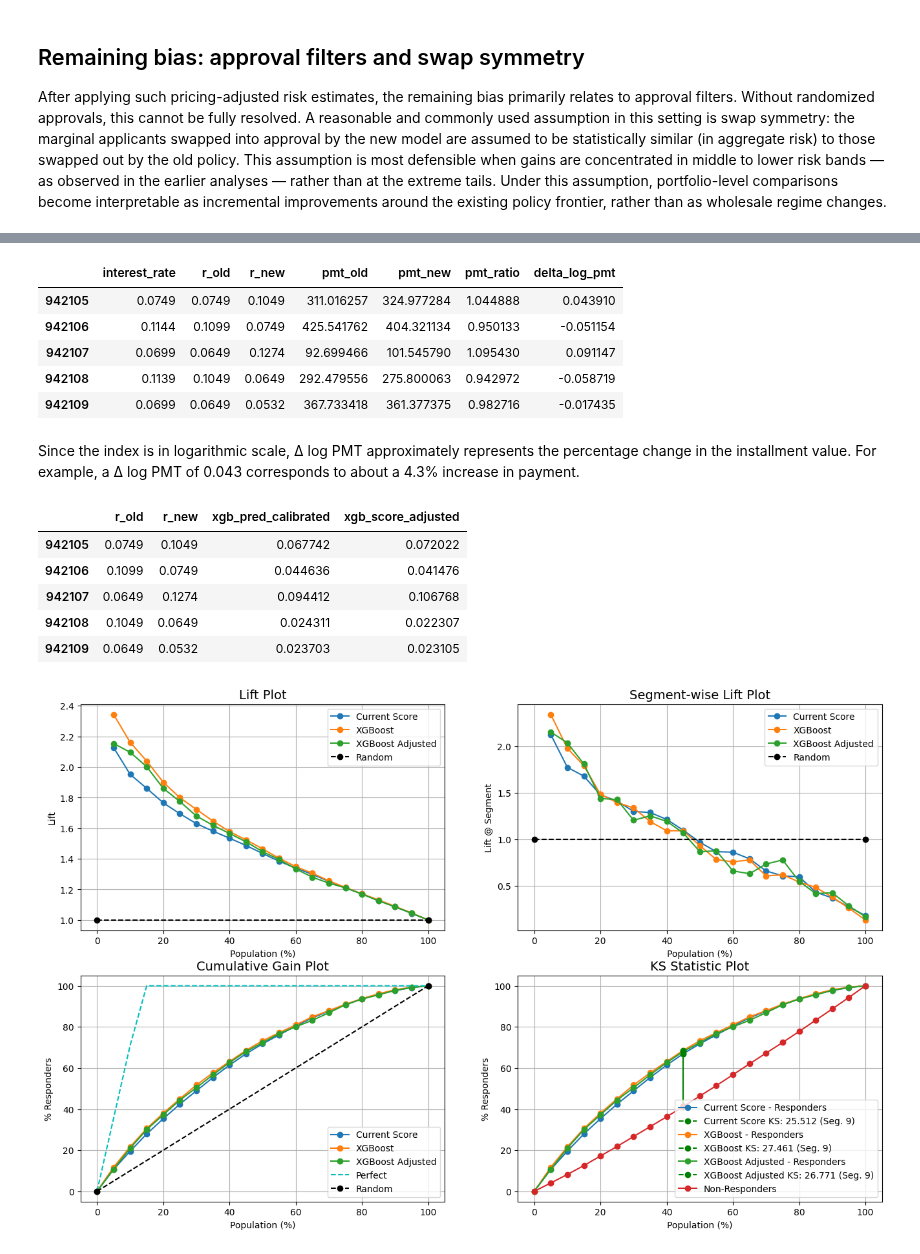
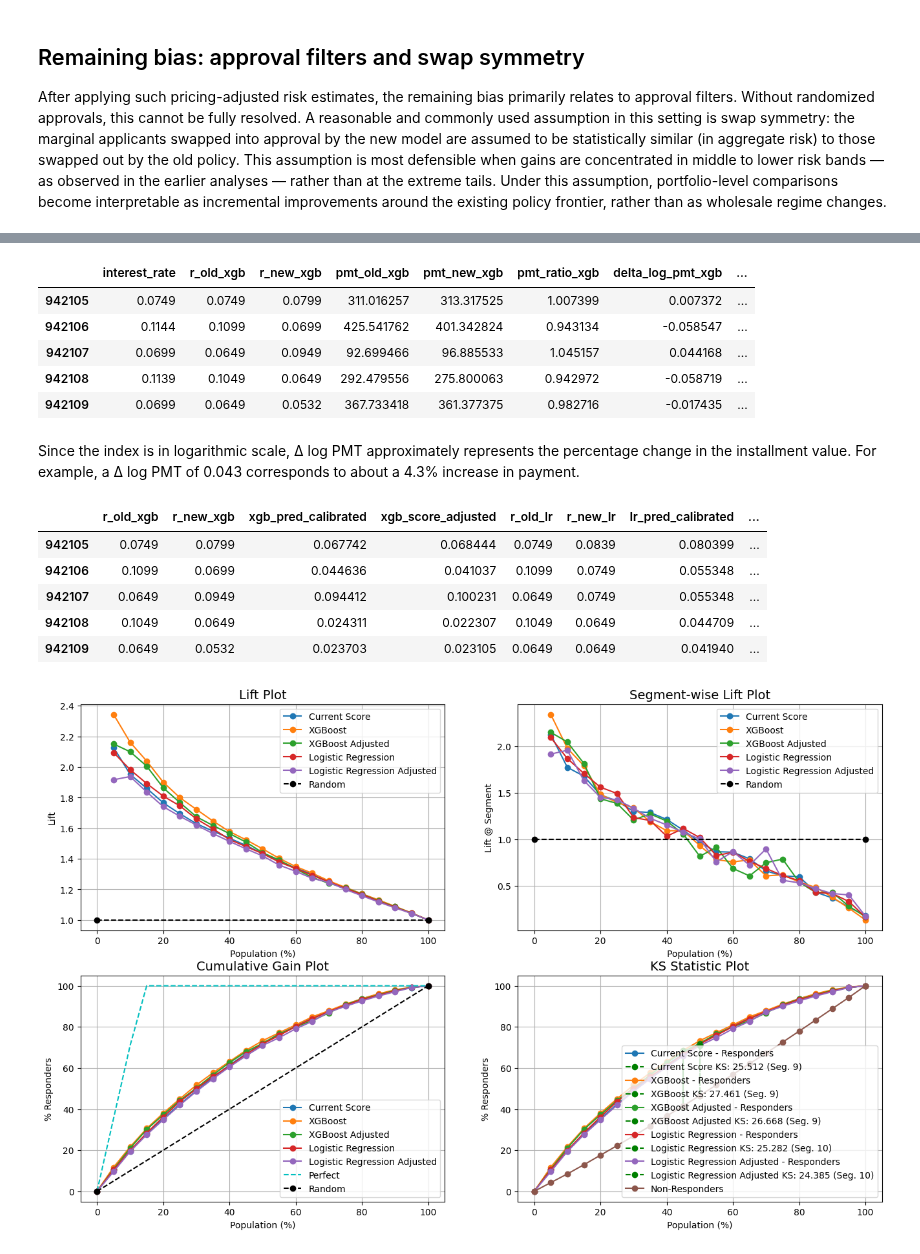
Before and after one commit to imonteiroyh/LoanCreditRisk, a Jupyter notebook: notebooks/05_policy.ipynb, the cells around one changed output, grey strips where cells are left out. Cells and saved outputs as stored; diff of their text form; code cells hidden in the pictures.

```diff
--- a/notebooks/05_policy.ipynb
+++ b/notebooks/05_policy.ipynb
@@ -317,7 +316,7 @@ validation_data[["interest_rate", "r_old", "r_new"]].head()
 # PMT(L, r, T) = L * i * (1+i)^T / ((1+i)^T - 1),  i = r/12
 def pmt(amount, rate_annual, term_months):
     i = rate_annual / 12.0
-    T = term_months.astype(float)
+    T = term_months
 
     # Handle zero/near-zero rates safely
     # If i ~ 0, PMT ~ L/T
@@ -335,56 +334,74 @@ def pmt(amount, rate_annual, term_months):
     out = np.where(near_zero, out_zero, out_std)
     return out
 
-
 for df in (train_data, validation_data):
     L = df["loan_amount_funded"].astype(float).to_numpy()
     T = df["loan_term_months"].astype(float).to_numpy()
-
-    pmt_old = pmt(L, df["r_old"].astype(float).to_numpy(), T)
-    pmt_new = pmt(L, df["r_new"].astype(float).to_numpy(), T)
-
-    # Δ log PMT > 0 means higher payment burden under new subgrade pricing
-    df["pmt_old"] = pmt_old
-    df["pmt_new"] = pmt_new
-    df["pmt_ratio"] = pmt_new / pmt_old
-    df["delta_log_pmt"] = np.log(np.clip(pmt_new, EPS, None) / np.clip(pmt_old, EPS, None))
+    # For XGB rates
+    pmt_old_xgb = pmt(L, df["r_old_xgb"].astype(float).to_numpy(), T)
+    pmt_new_xgb = pmt(L, df["r_new_xgb"].astype(float).to_numpy(), T)
+    df["pmt_old_xgb"] = pmt_old_xgb
+    df["pmt_new_xgb"] = pmt_new_xgb
+    df["pmt_ratio_xgb"] = np.clip(pmt_new_xgb, EPS, None) / np.clip(pmt_old_xgb, EPS, None)
+    df["delta_log_pmt_xgb"] = np.log(np.clip(pmt_new_xgb, EPS, None) / np.clip(pmt_old_xgb, EPS, None))
+    # For LR rates
+    pmt_old_lr = pmt(L, df["r_old_lr"].astype(float).to_numpy(), T)
+    pmt_new_lr = pmt(L, df["r_new_lr"].astype(float).to_numpy(), T)
+    df["pmt_old_lr"] = pmt_old_lr
+    df["pmt_new_lr"] = pmt_new_lr
+    df["pmt_ratio_lr"] = np.clip(pmt_new_lr, EPS, None) / np.clip(pmt_old_lr, EPS, None)
+    df["delta_log_pmt_lr"] = np.log(np.clip(pmt_new_lr, EPS, None) / np.clip(pmt_old_lr, EPS, None))
 
 validation_data[
-    ["interest_rate", "r_old", "r_new", "pmt_old", "pmt_new", "pmt_ratio", "delta_log_pmt"]
+    [
+        "interest_rate",
+        "r_old_xgb", "r_new_xgb", "pmt_old_xgb", "pmt_new_xgb", "pmt_ratio_xgb", "delta_log_pmt_xgb",
+        "r_old_lr", "r_new_lr", "pmt_old_lr", "pmt_new_lr", "pmt_ratio_lr", "delta_log_pmt_lr"
+    ]
 ].head()
 # %% [output]
-|  | interest_rate | r_old | r_new | pmt_old | pmt_new | pmt_ratio | delta_log_pmt |
-| 942105 | 0.0749 | 0.0749 | 0.1049 | 311.016257 | 324.977284 | 1.044888 | 0.043910 |
-| 942106 | 0.1144 | 0.1099 | 0.0749 | 425.541762 | 404.321134 | 0.950133 | -0.051154 |
-| 942107 | 0.0699 | 0.0649 | 0.1274 | 92.699466 | 101.545790 | 1.095430 | 0.091147 |
-| 942108 | 0.1139 | 0.1049 | 0.0649 | 292.479556 | 275.800063 | 0.942972 | -0.058719 |
-| 942109 | 0.0699 | 0.0649 | 0.0532 | 367.733418 | 361.377375 | 0.982716 | -0.017435 |
+|  | interest_rate | r_old_xgb | r_new_xgb | pmt_old_xgb | pmt_new_xgb | pmt_ratio_xgb | delta_log_pmt_xgb | ... |
+| 942105 | 0.0749 | 0.0749 | 0.0799 | 311.016257 | 313.317525 | 1.007399 | 0.007372 | ... |
+| 942106 | 0.1144 | 0.1099 | 0.0699 | 425.541762 | 401.342824 | 0.943134 | -0.058547 | ... |
+| 942107 | 0.0699 | 0.0649 | 0.0949 | 92.699466 | 96.885533 | 1.045157 | 0.044168 | ... |
+| 942108 | 0.1139 | 0.1049 | 0.0649 | 292.479556 | 275.800063 | 0.942972 | -0.058719 | ... |
+| 942109 | 0.0699 | 0.0649 | 0.0532 | 367.733418 | 361.377375 | 0.982716 | -0.017435 | ... |
 # %% [markdown]
 Since the index is in logarithmic scale, Δ log PMT approximately represents the percentage change in the installment value. For example, a Δ log PMT of 0.043 corresponds to about a 4.3% increase in payment.
 # %%
-# 3) Adjust PD in log-odds space
+# 3) Adjust PD in log-odds space for both XGB and LR
 # logit(PD_adj) = logit(PD_model) + beta_pmt * Δ log PMT
 beta = 1.5
 for df in (train_data, validation_data):
-    base_pd = df["xgb_pred_calibrated"].astype(float).to_numpy()
-    z = logit(base_pd) + beta * df["delta_log_pmt"].astype(float).to_numpy()
-    df["xgb_score_adjusted"] = sigmoid(z)
+    # For XGBoost
+    base_pd_xgb = df["xgb_pred_calibrated"].astype(float).to_numpy()
+    z_xgb = logit(base_pd_xgb) + beta * df["delta_log_pmt_xgb"].astype(float).to_numpy()
+    df["xgb_score_adjusted"] = sigmoid(z_xgb)
+    # For Logistic Regression
+    base_pd_lr = df["lr_pred_calibrated"].astype(float).to_numpy()
+    z_lr = logit(base_pd_lr) + beta * df["delta_log_pmt_lr"].astype(float).to_numpy()
+    df["lr_score_adjusted"] = sigmoid(z_lr)
 
-validation_data[["r_old", "r_new", "xgb_pred_calibrated", "xgb_score_adjusted"]].head()
+validation_data[
+    ["r_old_xgb", "r_new_xgb", "xgb_pred_calibrated", "xgb_score_adjusted",
+     "r_old_lr", "r_new_lr", "lr_pred_calibrated", "lr_score_adjusted"]
+].head()
 # %% [output]
-|  | r_old | r_new | xgb_pred_calibrated | xgb_score_adjusted |
-| 942105 | 0.0749 | 0.1049 | 0.067742 | 0.072022 |
-| 942106 | 0.1099 | 0.0749 | 0.044636 | 0.041476 |
-| 942107 | 0.0649 | 0.1274 | 0.094412 | 0.106768 |
-| 942108 | 0.1049 | 0.0649 | 0.024311 | 0.022307 |
-| 942109 | 0.0649 | 0.0532 | 0.023703 | 0.023105 |
+|  | r_old_xgb | r_new_xgb | xgb_pred_calibrated | xgb_score_adjusted | r_old_lr | r_new_lr | lr_pred_calibrated | ... |
+| 942105 | 0.0749 | 0.0799 | 0.067742 | 0.068444 | 0.0749 | 0.0839 | 0.080399 | ... |
+| 942106 | 0.1099 | 0.0699 | 0.044636 | 0.041037 | 0.1099 | 0.0749 | 0.055348 | ... |
+| 942107 | 0.0649 | 0.0949 | 0.094412 | 0.100231 | 0.0649 | 0.0749 | 0.055348 | ... |
+| 942108 | 0.1049 | 0.0649 | 0.024311 | 0.022307 | 0.1049 | 0.0649 | 0.044709 | ... |
+| 942109 | 0.0649 | 0.0532 | 0.023703 | 0.023105 | 0.0649 | 0.0649 | 0.041940 | ... |
 # %%
 models = {
     "Current Score": validation_data["current_score"],
     "XGBoost": validation_data[XGB_SCORE_COLUMN],
     "XGBoost Adjusted": validation_data["xgb_score_adjusted"],
+    "Logistic Regression": validation_data[LR_SCORE_COLUMN],
+    "Logistic Regression Adjusted": validation_data["lr_score_adjusted"]
 }
 
 st = performance_report(validation_data[TARGET], models, labels=False, n_segments=20)
 # %% [output]
-[figure, old version]
+[figure, new version]
```
Also changed, not shown: parts of 28 cells of this notebook.
